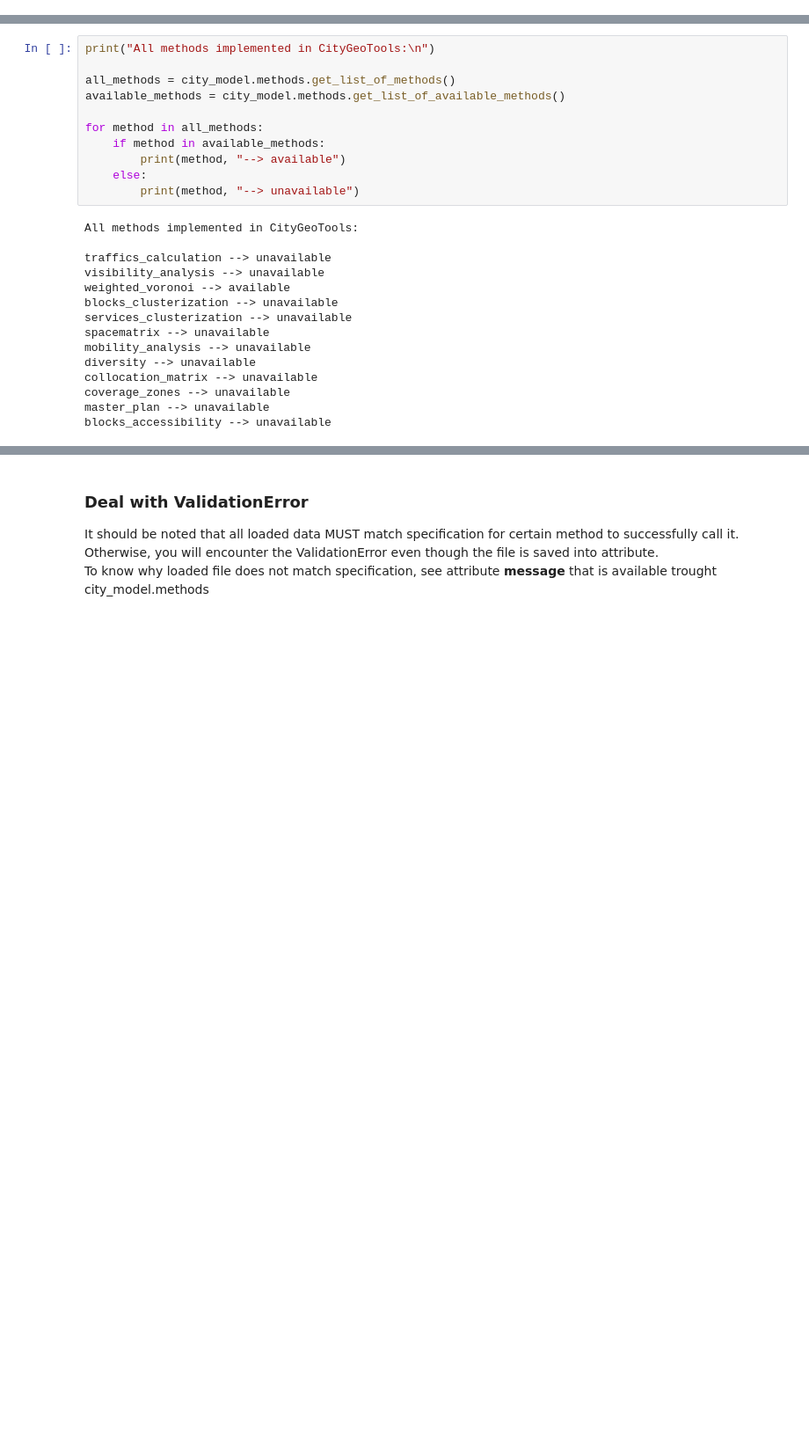
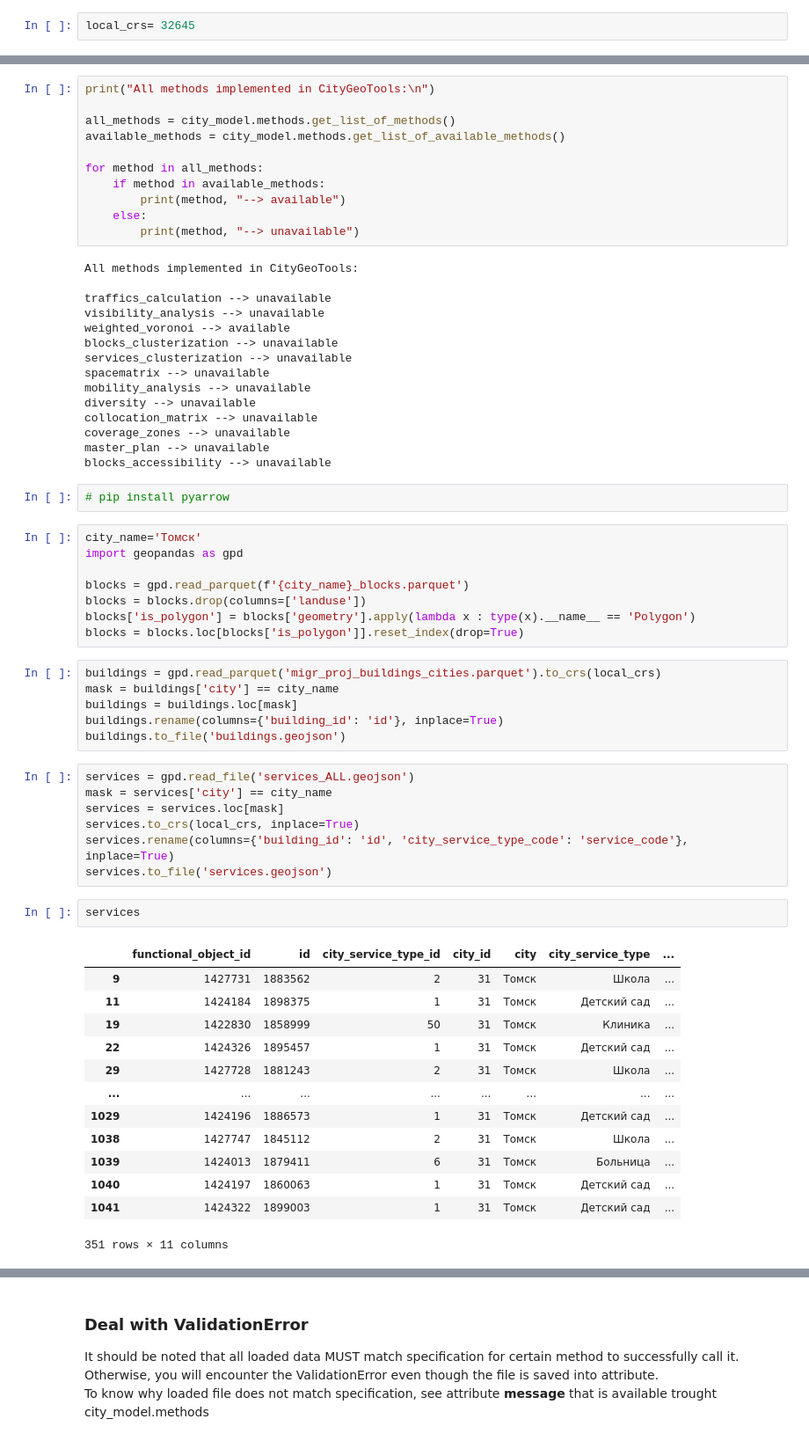
Before and after one commit to iduprojects/CityGeoTools, a Jupyter notebook: notebook_examples/create_city_information_model.ipynb, the cells around one changed output, grey strips where cells are left out. Shown: that part at 88% size. Drawn from its saved outputs; the diff is of its cells as text; blank space fills up the shorter version.

```diff
--- a/notebook_examples/create_city_information_model.ipynb
+++ b/notebook_examples/create_city_information_model.ipynb
@@ -8,6 +8,8 @@ folder = "/var/essdata/IDU/other/Rest_/refactored/CityGeoTools"
 sys.path.append(folder)
 
 from metrics.data import CityInformationModel as BaseModel
+# %%
+local_crs= 32645
 # %% [markdown]
 ### Create CityInformationModel
 
@@ -79,3 +81,42 @@ collocation_matrix --> unavailable
 coverage_zones --> unavailable
 master_plan --> unavailable
 blocks_accessibility --> unavailable
+# %%
+# pip install pyarrow
+# %%
+city_name='Томск'
+import geopandas as gpd
+
+blocks = gpd.read_parquet(f'{city_name}_blocks.parquet')
+blocks = blocks.drop(columns=['landuse'])
+blocks['is_polygon'] = blocks['geometry'].apply(lambda x : type(x).__name__ == 'Polygon')
+blocks = blocks.loc[blocks['is_polygon']].reset_index(drop=True)
+# %%
+buildings = gpd.read_parquet('migr_proj_buildings_cities.parquet').to_crs(local_crs)
+mask = buildings['city'] == city_name
+buildings = buildings.loc[mask]
+buildings.rename(columns={'building_id': 'id'}, inplace=True)
+buildings.to_file('buildings.geojson')
+# %%
+services = gpd.read_file('services_ALL.geojson')
+mask = services['city'] == city_name
+services = services.loc[mask]
+services.to_crs(local_crs, inplace=True)
+services.rename(columns={'building_id': 'id', 'city_service_type_code': 'service_code'}, inplace=True)
+services.to_file('services.geojson')
+# %%
+services
+# %% [output]
+|  | functional_object_id | id | city_service_type_id | city_id | city | city_service_type | ... |
+| 9 | 1427731 | 1883562 | 2 | 31 | Томск | Школа | ... |
+| 11 | 1424184 | 1898375 | 1 | 31 | Томск | Детский сад | ... |
+| 19 | 1422830 | 1858999 | 50 | 31 | Томск | Клиника | ... |
+| 22 | 1424326 | 1895457 | 1 | 31 | Томск | Детский сад | ... |
+| 29 | 1427728 | 1881243 | 2 | 31 | Томск | Школа | ... |
+| ... | ... | ... | ... | ... | ... | ... | ... |
+| 1029 | 1424196 | 1886573 | 1 | 31 | Томск | Детский сад | ... |
+| 1038 | 1427747 | 1845112 | 2 | 31 | Томск | Школа | ... |
+| 1039 | 1424013 | 1879411 | 6 | 31 | Томск | Больница | ... |
+| 1040 | 1424197 | 1860063 | 1 | 31 | Томск | Детский сад | ... |
+| 1041 | 1424322 | 1899003 | 1 | 31 | Томск | Детский сад | ... |
+351 rows × 11 columns
```
Also changed, not shown: parts of 15 cells of this notebook, 21 other files.
